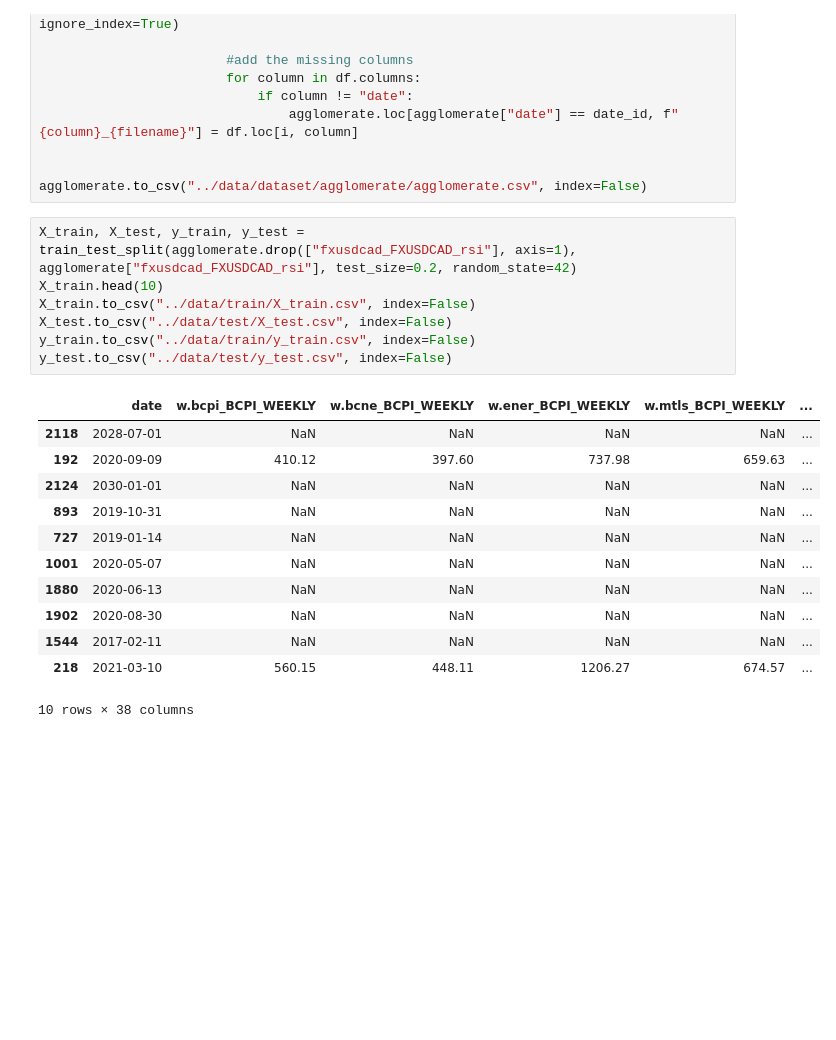
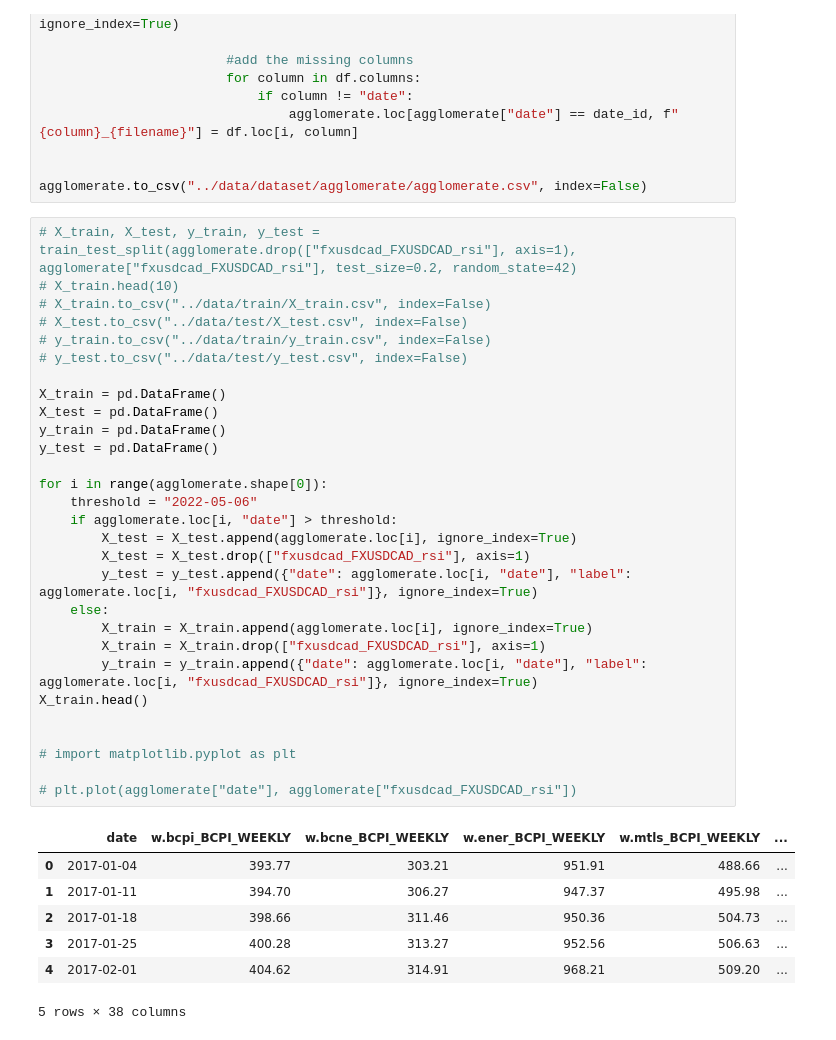
Before and after one commit to SenecalJF/datathon2022, a Jupyter notebook: utils/agglomerate.ipynb, the cells around one changed output. Cells and saved outputs as stored; diff of their text form; blank space fills up the shorter version.

Commit message:
feat(dataset): split from 6 month ago

```diff
--- a/utils/agglomerate.ipynb
+++ b/utils/agglomerate.ipynb
@@ -39,22 +40,39 @@ for directory in directory_list:
 
 agglomerate.to_csv("../data/dataset/agglomerate/agglomerate.csv", index=False)
 # %%
-X_train, X_test, y_train, y_test = train_test_split(agglomerate.drop(["fxusdcad_FXUSDCAD_rsi"], axis=1), agglomerate["fxusdcad_FXUSDCAD_rsi"], test_size=0.2, random_state=42)
-X_train.head(10)
-X_train.to_csv("../data/train/X_train.csv", index=False)
-X_test.to_csv("../data/test/X_test.csv", index=False)
-y_train.to_csv("../data/train/y_train.csv", index=False)
-y_test.to_csv("../data/test/y_test.csv", index=False)
+# X_train, X_test, y_train, y_test = train_test_split(agglomerate.drop(["fxusdcad_FXUSDCAD_rsi"], axis=1), agglomerate["fxusdcad_FXUSDCAD_rsi"], test_size=0.2, random_state=42)
+# X_train.head(10)
+# X_train.to_csv("../data/train/X_train.csv", index=False)
+# X_test.to_csv("../data/test/X_test.csv", index=False)
+# y_train.to_csv("../data/train/y_train.csv", index=False)
+# y_test.to_csv("../data/test/y_test.csv", index=False)
+
+X_train = pd.DataFrame()
+X_test = pd.DataFrame()
+y_train = pd.DataFrame()
+y_test = pd.DataFrame()
+
+for i in range(agglomerate.shape[0]):
+    threshold = "2022-05-06"
+    if agglomerate.loc[i, "date"] > threshold:
+        X_test = X_test.append(agglomerate.loc[i], ignore_index=True)
+        X_test = X_test.drop(["fxusdcad_FXUSDCAD_rsi"], axis=1)
+        y_test = y_test.append({"date": agglomerate.loc[i, "date"], "label": agglomerate.loc[i, "fxusdcad_FXUSDCAD_rsi"]}, ignore_index=True)
+    else:
+        X_train = X_train.append(agglomerate.loc[i], ignore_index=True)
+        X_train = X_train.drop(["fxusdcad_FXUSDCAD_rsi"], axis=1)
+        y_train = y_train.append({"date": agglomerate.loc[i, "date"], "label": agglomerate.loc[i, "fxusdcad_FXUSDCAD_rsi"]}, ignore_index=True)
+X_train.head()
+
+
+# import matplotlib.pyplot as plt
+
+# plt.plot(agglomerate["date"], agglomerate["fxusdcad_FXUSDCAD_rsi"])
 # %% [output]
 |  | date | w.bcpi_BCPI_WEEKLY | w.bcne_BCPI_WEEKLY | w.ener_BCPI_WEEKLY | w.mtls_BCPI_WEEKLY | ... |
-| 2118 | 2028-07-01 | NaN | NaN | NaN | NaN | ... |
-| 192 | 2020-09-09 | 410.12 | 397.60 | 737.98 | 659.63 | ... |
-| 2124 | 2030-01-01 | NaN | NaN | NaN | NaN | ... |
-| 893 | 2019-10-31 | NaN | NaN | NaN | NaN | ... |
-| 727 | 2019-01-14 | NaN | NaN | NaN | NaN | ... |
-| 1001 | 2020-05-07 | NaN | NaN | NaN | NaN | ... |
-| 1880 | 2020-06-13 | NaN | NaN | NaN | NaN | ... |
-| 1902 | 2020-08-30 | NaN | NaN | NaN | NaN | ... |
-| 1544 | 2017-02-11 | NaN | NaN | NaN | NaN | ... |
-| 218 | 2021-03-10 | 560.15 | 448.11 | 1206.27 | 674.57 | ... |
+| 0 | 2017-01-04 | 393.77 | 303.21 | 951.91 | 488.66 | ... |
+| 1 | 2017-01-11 | 394.70 | 306.27 | 947.37 | 495.98 | ... |
+| 2 | 2017-01-18 | 398.66 | 311.46 | 950.36 | 504.73 | ... |
+| 3 | 2017-01-25 | 400.28 | 313.27 | 952.56 | 506.63 | ... |
+| 4 | 2017-02-01 | 404.62 | 314.91 | 968.21 | 509.20 | ... |
-10 rows × 38 columns
+5 rows × 38 columns
```
Also changed, not shown: parts of 4 cells of this notebook, 4 other files.
